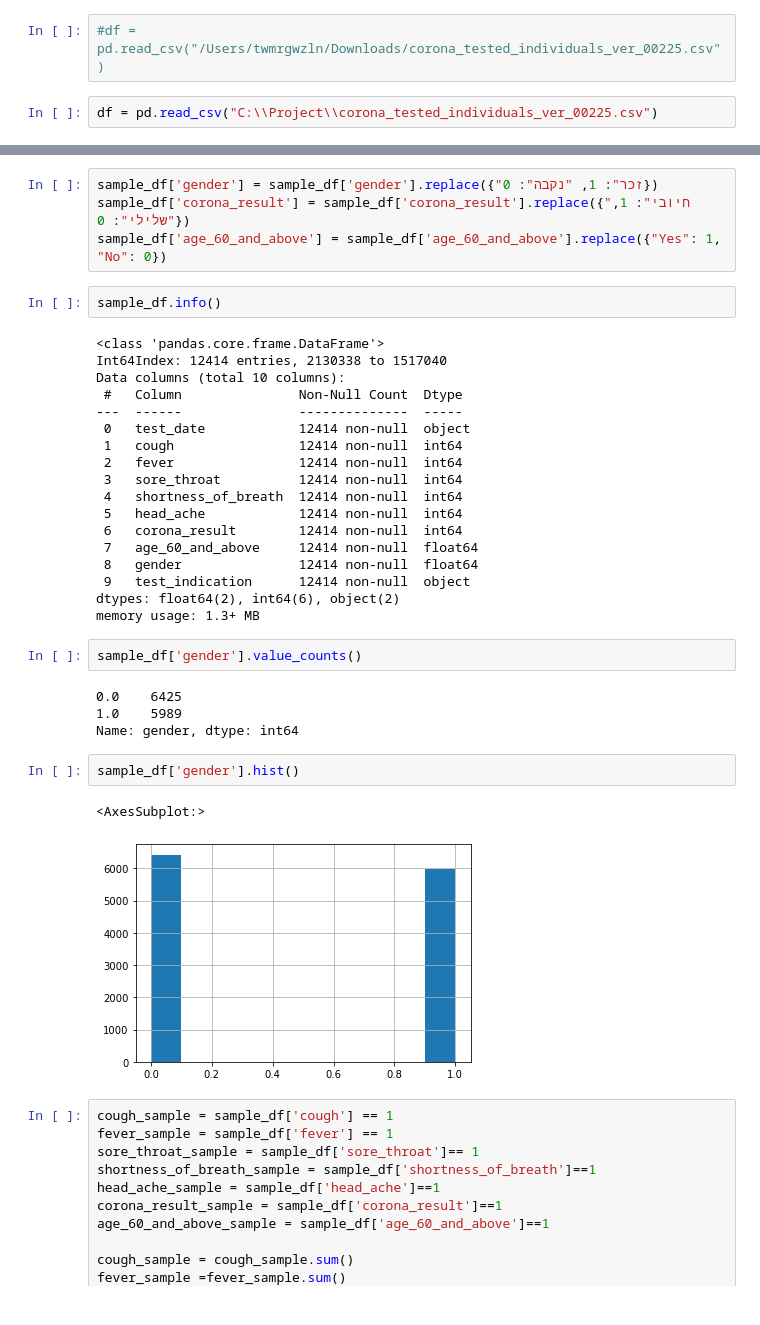
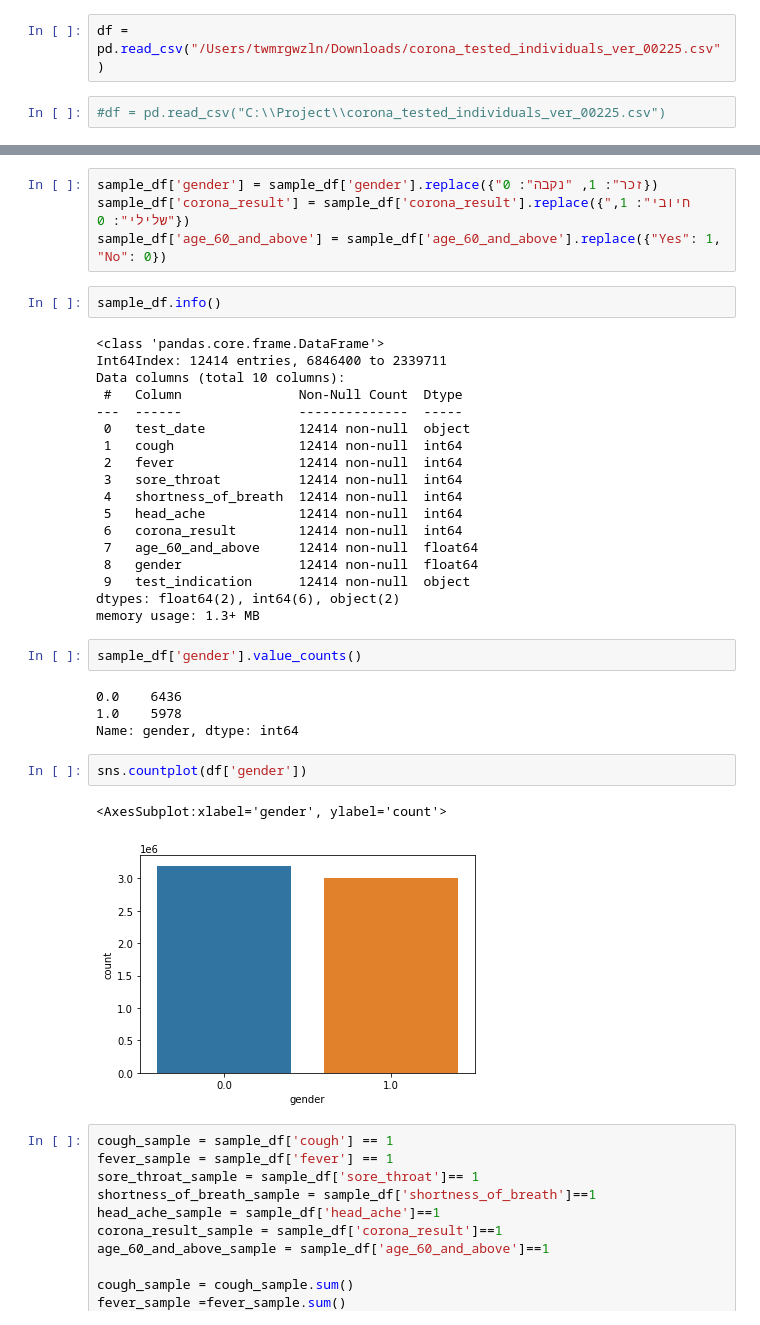
Before and after one commit to royofer123/ml_project, a Jupyter notebook: ml_project.ipynb, the cells around one changed output, grey strips where cells are left out. Cells and saved outputs as stored; diff of their text form.

```diff
--- a/ml_project.ipynb
+++ b/ml_project.ipynb
@@ -45,9 +45,9 @@ warnings.filterwarnings('ignore')
 # %% [markdown]
 # Basic info on the Data
 # %%
-#df = pd.read_csv("/Users/twmrgwzln/Downloads/corona_tested_individuals_ver_00225.csv")
+df = pd.read_csv("/Users/twmrgwzln/Downloads/corona_tested_individuals_ver_00225.csv")
 # %%
-df = pd.read_csv("C:\\Project\\corona_tested_individuals_ver_00225.csv")
+#df = pd.read_csv("C:\\Project\\corona_tested_individuals_ver_00225.csv")
 # %% [markdown]
 ### This dataset contains information about Covid19 taken from https://data.gov.il/dataset/covid-19.
 
@@ -241,7 +241,7 @@ sample_df['age_60_and_above'] = sample_df['age_60_and_above'].replace({"Yes": 1,
 sample_df.info()
 # %% [output]
 <class 'pandas.core.frame.DataFrame'>
-Int64Index: 12414 entries, 2130338 to 1517040
+Int64Index: 12414 entries, 6846400 to 2339711
 Data columns (total 10 columns):
  #   Column               Non-Null Count  Dtype
 ---  ------               --------------  -----
@@ -260,14 +260,14 @@ memory usage: 1.3+ MB
 # %%
 sample_df['gender'].value_counts()
 # %% [output]
-0.0    6425
-1.0    5989
+0.0    6436
+1.0    5978
 Name: gender, dtype: int64
 # %%
-sample_df['gender'].hist()
+sns.countplot(df['gender'])
 # %% [output]
-<AxesSubplot:>
+<AxesSubplot:xlabel='gender', ylabel='count'>
-[figure, old version]
+[figure, new version]
 # %%
 cough_sample = sample_df['cough'] == 1
 fever_sample = sample_df['fever'] == 1
```
Also changed, not shown: parts of 31 cells of this notebook.
